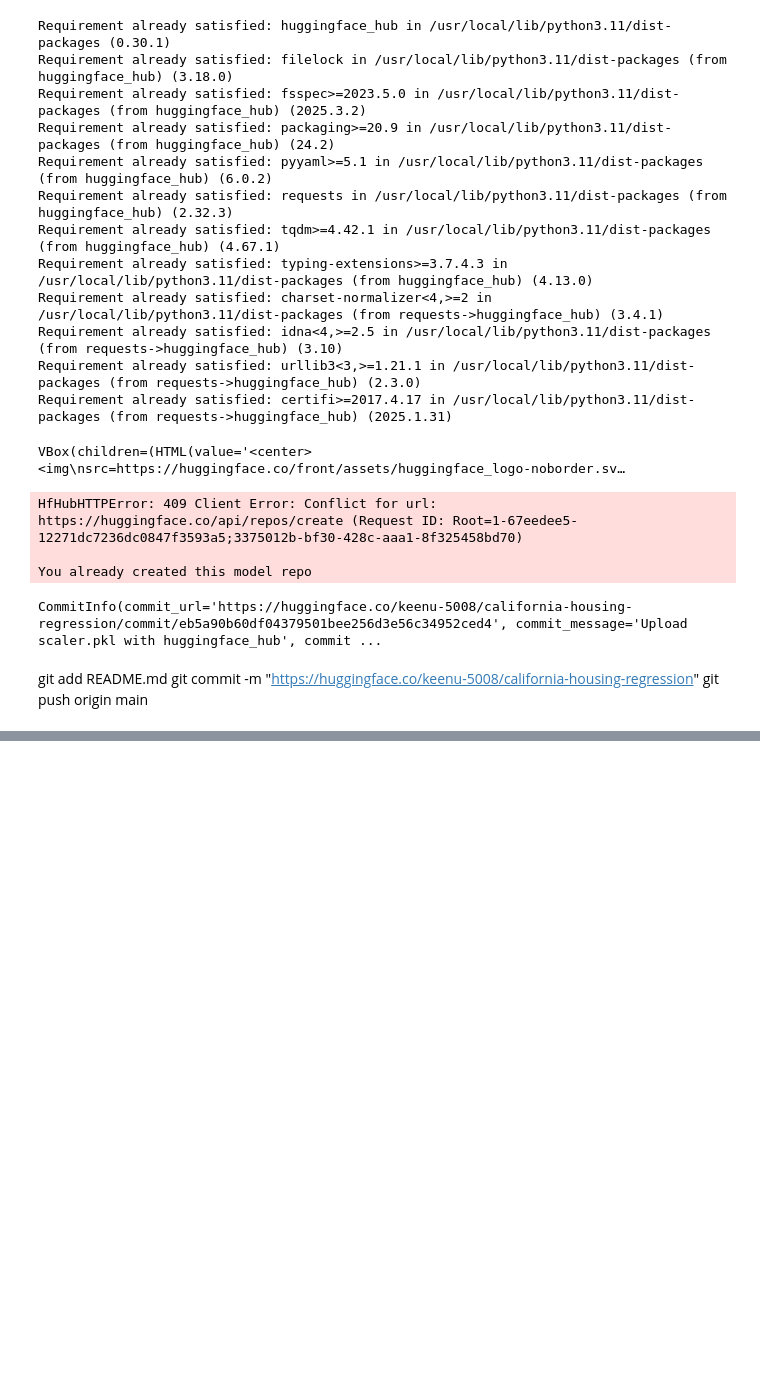
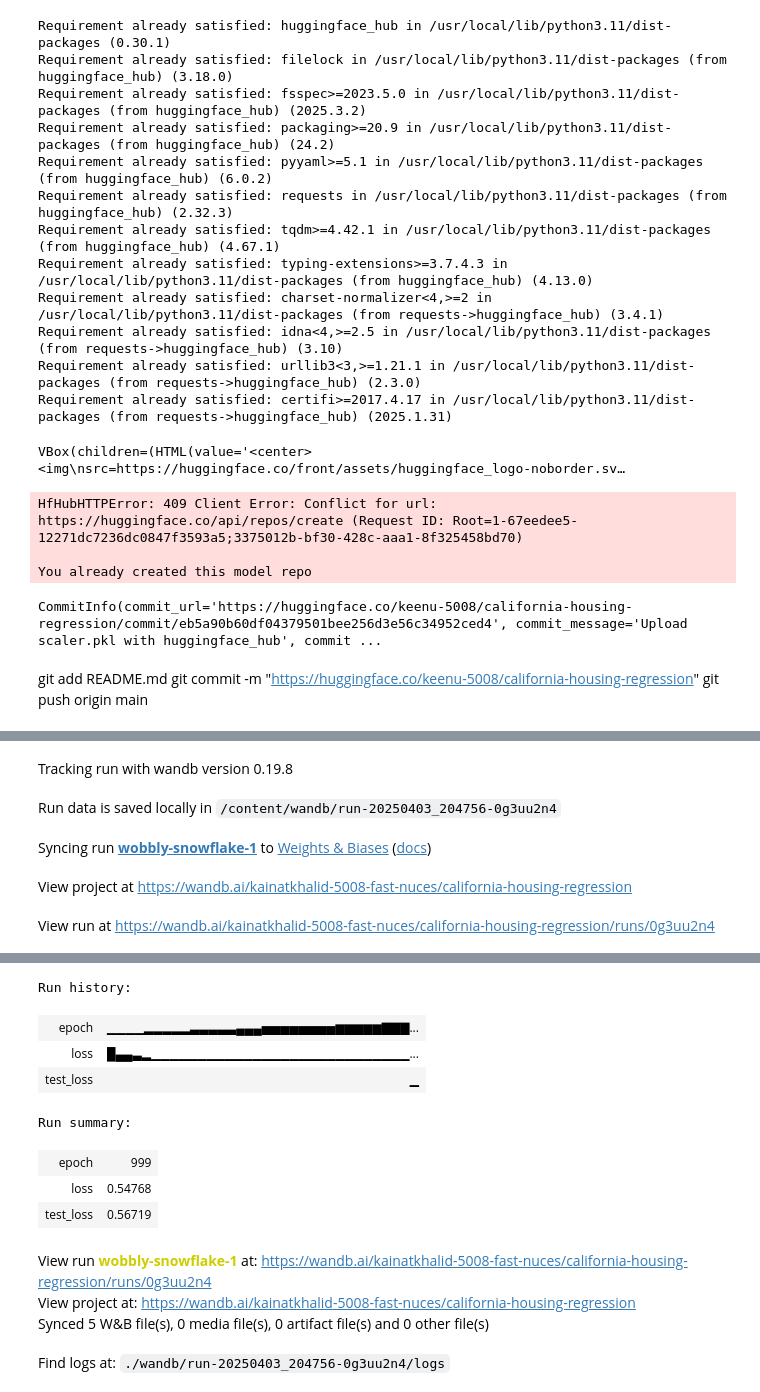
Before and after one commit to kainat5008/Assignment-3, a Jupyter notebook: ML_TASK1_A3.ipynb, the cells around one changed output, grey strips where cells are left out. Drawn from its saved outputs; the diff is of its cells as text; code cells hidden in the pictures; blank space fills up the shorter version.

```diff
--- a/ML_TASK1_A3.ipynb
+++ b/ML_TASK1_A3.ipynb
@@ -311,0 +365,48 @@ git push origin main
+# %%
+def batch_gradient_descent(X, y, learning_rate=0.01, epochs=1000):
+    # Initialize W&B run
+    wandb.init(
+        project="california-housing-regression",  # Your project name
+        config={
+            "learning_rate": learning_rate,
+            "epochs": epochs,
+            "optimizer": "Batch GD",
+            "regularization": "L2"
+        }
+    )
+      # Log hyperparameters and model
+    wandb.config.update({
+    "batch_size": "full",
+    "dataset": "California Housing",
+    "features": X.shape[1] - 1  # Subtract bias term
+    })
+
+    theta = np.zeros(X.shape[1])
+    m = len(y)
+
+    for epoch in range(epochs):
+        gradient = (1/m) * X.T.dot(X.dot(theta) - y)
+        theta -= learning_rate * gradient
+
+        # Calculate and log metrics
+        loss = np.mean((X.dot(theta) - y) ** 2)
+        wandb.log({"loss": loss, "epoch": epoch})
+
+        if epoch % 100 == 0:
+            print(f"Epoch {epoch}, Loss: {loss:.4f}")
+
+    # Evaluate on test set
+    test_loss = np.mean((X_test.dot(theta) - y_test) ** 2)
+    wandb.log({"test_loss": test_loss})
+
+    # Finish the run
+    wandb.finish()
+    return theta
+
+theta_batch = batch_gradient_descent(X_train, y_train)
+# %% [output]
+Tracking run with wandb version 0.19.8
+Run data is saved locally in /content/wandb/run-20250403_204756-0g3uu2n4
+Syncing run wobbly-snowflake-1 to Weights & Biases (docs)
+View project at https://wandb.ai/kainatkhalid-5008-fast-nuces/california-housing-regression
+View run at https://wandb.ai/kainatkhalid-5008-fast-nuces/california-housing-regression/runs/0g3uu2n4
@@ -311,0 +424,12 @@ git push origin main
+Run history:
+| epoch | ▁▁▁▁▂▂▂▂▂▃▃▃▃▃▄▄▄▅▅▅▅▅▅▅▅▆▆▆▆▆▇▇▇... |
+| loss | █▄▄▃▂▁▁▁▁▁▁▁▁▁▁▁▁▁▁▁▁▁▁▁▁▁▁▁▁▁▁▁▁... |
+| test_loss | ▁ |
+Run summary:
+| epoch | 999 |
+| loss | 0.54768 |
+| test_loss | 0.56719 |
+View run wobbly-snowflake-1 at: https://wandb.ai/kainatkhalid-5008-fast-nuces/california-housing-regression/runs/0g3uu2n4
+View project at: https://wandb.ai/kainatkhalid-5008-fast-nuces/california-housing-regression
+Synced 5 W&B file(s), 0 media file(s), 0 artifact file(s) and 0 other file(s)
+Find logs at: ./wandb/run-20250403_204756-0g3uu2n4/logs
```
Also changed, not shown: parts of 4 cells of this notebook.
